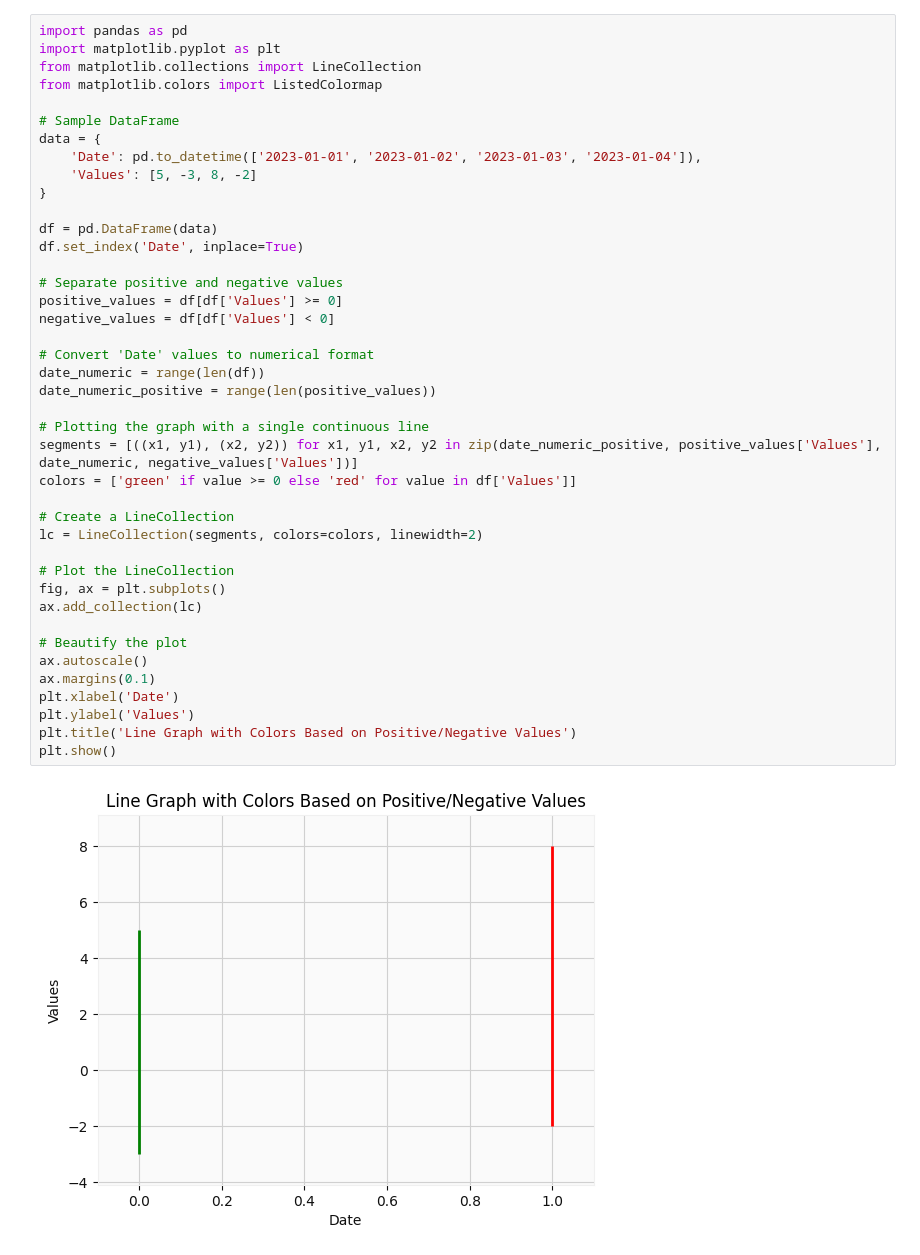
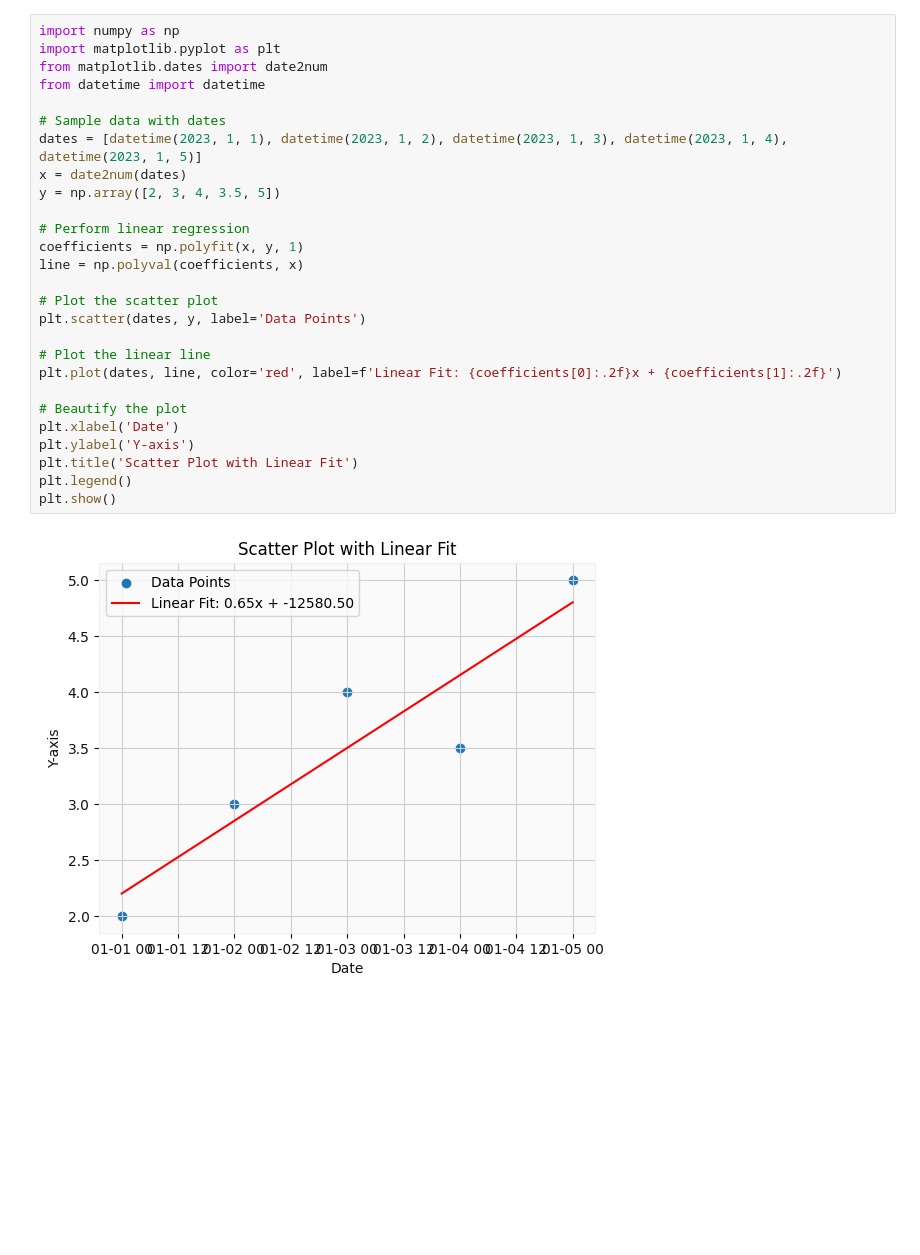
Before and after one commit to yash-meshram/Stock-Price-Prediction, a Jupyter notebook: Stock Market Prediction - 1/Untitled.ipynb, the cells around one changed output. Drawn from its saved outputs; the diff is of its cells as text; blank space fills up the shorter version.

```diff
--- a/Stock Market Prediction - 1/Untitled.ipynb
+++ b/Stock Market Prediction - 1/Untitled.ipynb
@@ -1,43 +1,29 @@
 # %%
-import pandas as pd
+import numpy as np
 import matplotlib.pyplot as plt
-from matplotlib.collections import LineCollection
-from matplotlib.colors import ListedColormap
+from matplotlib.dates import date2num
+from datetime import datetime
 
-# Sample DataFrame
-data = {
-    'Date': pd.to_datetime(['2023-01-01', '2023-01-02', '2023-01-03', '2023-01-04']),
-    'Values': [5, -3, 8, -2]
-}
+# Sample data with dates
+dates = [datetime(2023, 1, 1), datetime(2023, 1, 2), datetime(2023, 1, 3), datetime(2023, 1, 4), datetime(2023, 1, 5)]
+x = date2num(dates)
+y = np.array([2, 3, 4, 3.5, 5])
 
-df = pd.DataFrame(data)
-df.set_index('Date', inplace=True)
+# Perform linear regression
+coefficients = np.polyfit(x, y, 1)
+line = np.polyval(coefficients, x)
 
-# Separate positive and negative values
-positive_values = df[df['Values'] >= 0]
-negative_values = df[df['Values'] < 0]
+# Plot the scatter plot
+plt.scatter(dates, y, label='Data Points')
 
-# Convert 'Date' values to numerical format
-date_numeric = range(len(df))
-date_numeric_positive = range(len(positive_values))
-
-# Plotting the graph with a single continuous line
-segments = [((x1, y1), (x2, y2)) for x1, y1, x2, y2 in zip(date_numeric_positive, positive_values['Values'], date_numeric, negative_values['Values'])]
-colors = ['green' if value >= 0 else 'red' for value in df['Values']]
-
-# Create a LineCollection
-lc = LineCollection(segments, colors=colors, linewidth=2)
-
-# Plot the LineCollection
-fig, ax = plt.subplots()
-ax.add_collection(lc)
+# Plot the linear line
+plt.plot(dates, line, color='red', label=f'Linear Fit: {coefficients[0]:.2f}x + {coefficients[1]:.2f}')
 
 # Beautify the plot
-ax.autoscale()
-ax.margins(0.1)
 plt.xlabel('Date')
-plt.ylabel('Values')
-plt.title('Line Graph with Colors Based on Positive/Negative Values')
+plt.ylabel('Y-axis')
+plt.title('Scatter Plot with Linear Fit')
+plt.legend()
 plt.show()
 # %% [output]
-[figure, old version]
+[figure, new version]
```
